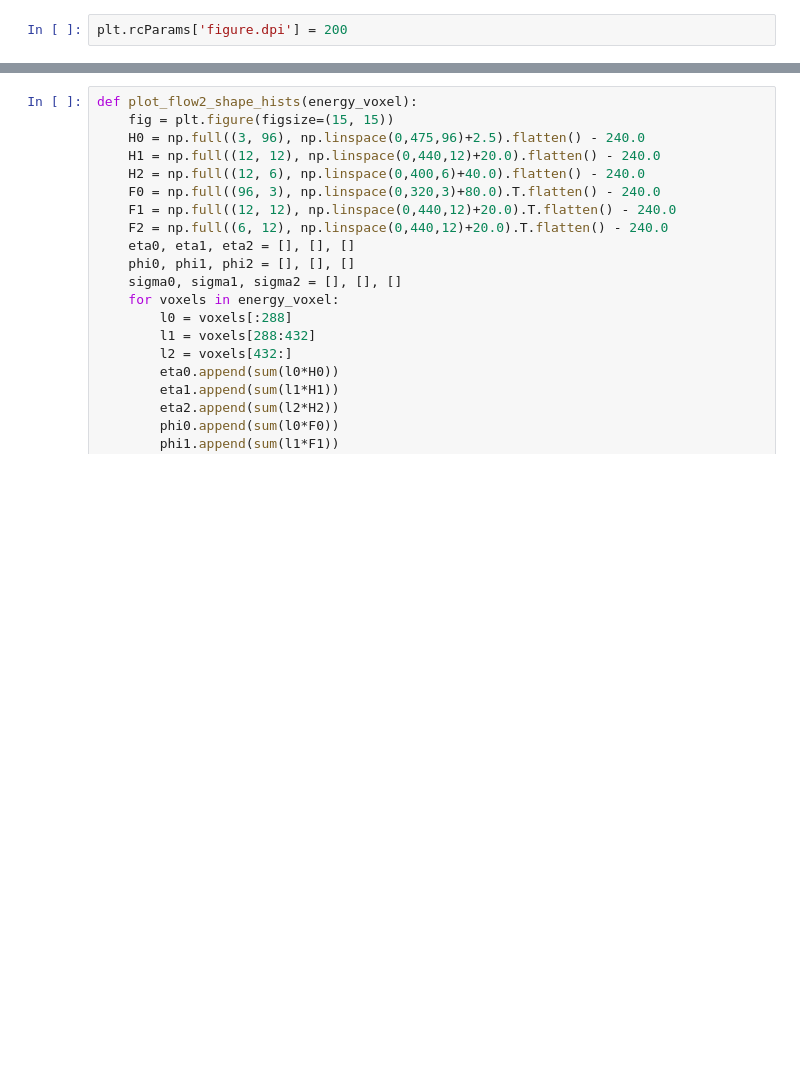
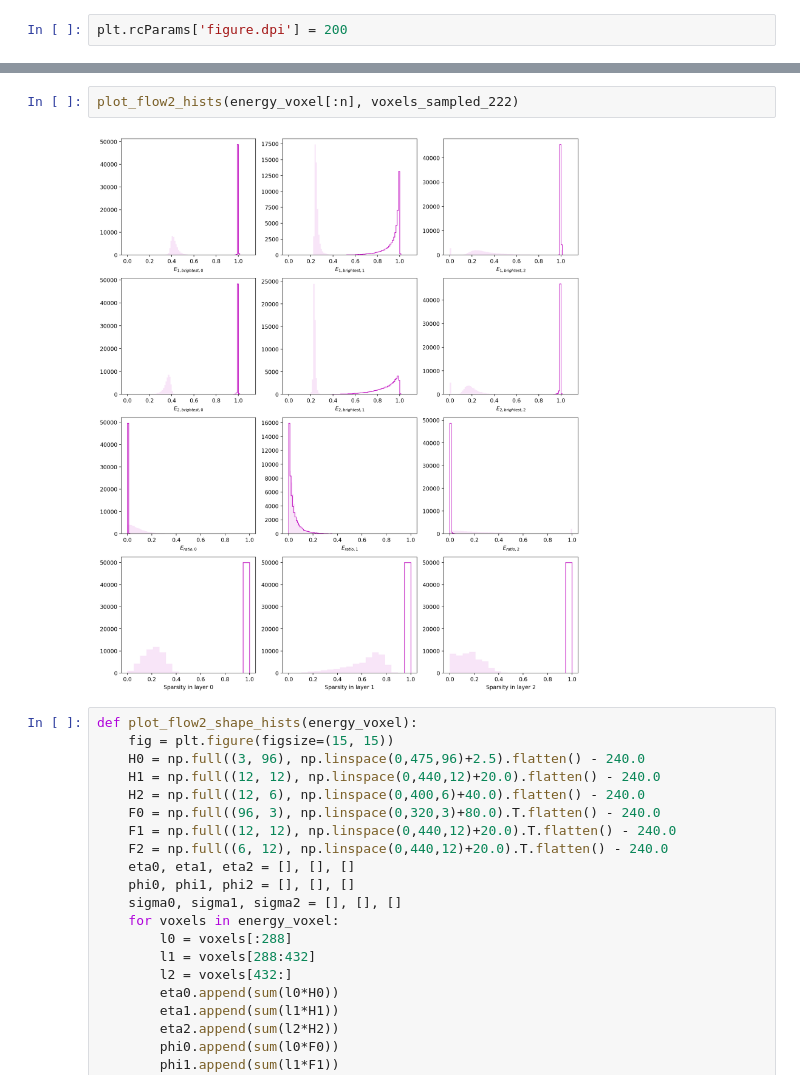
Before and after one commit to haoxing-du/toy-flow, a Jupyter notebook: photon_sampling_all_dims.ipynb, the cells around one changed output, grey strips where cells are left out. Saved outputs shown, nothing was run; the diff lists cells and outputs as text; blank space fills up the shorter version.

```diff
--- a/photon_sampling_all_dims.ipynb
+++ b/photon_sampling_all_dims.ipynb
@@ -525,3 +607,7 @@ plot_flow2_hists(energy_voxel[:10000], voxels_sampled)
+# %%
+plot_flow2_hists(energy_voxel[:n], voxels_sampled_222)
+# %% [output]
+[figure, added]
 # %%
 def plot_flow2_shape_hists(energy_voxel):
     fig = plt.figure(figsize=(15, 15))
```
Also changed, not shown: parts of 22 cells of this notebook, 1 other file.
